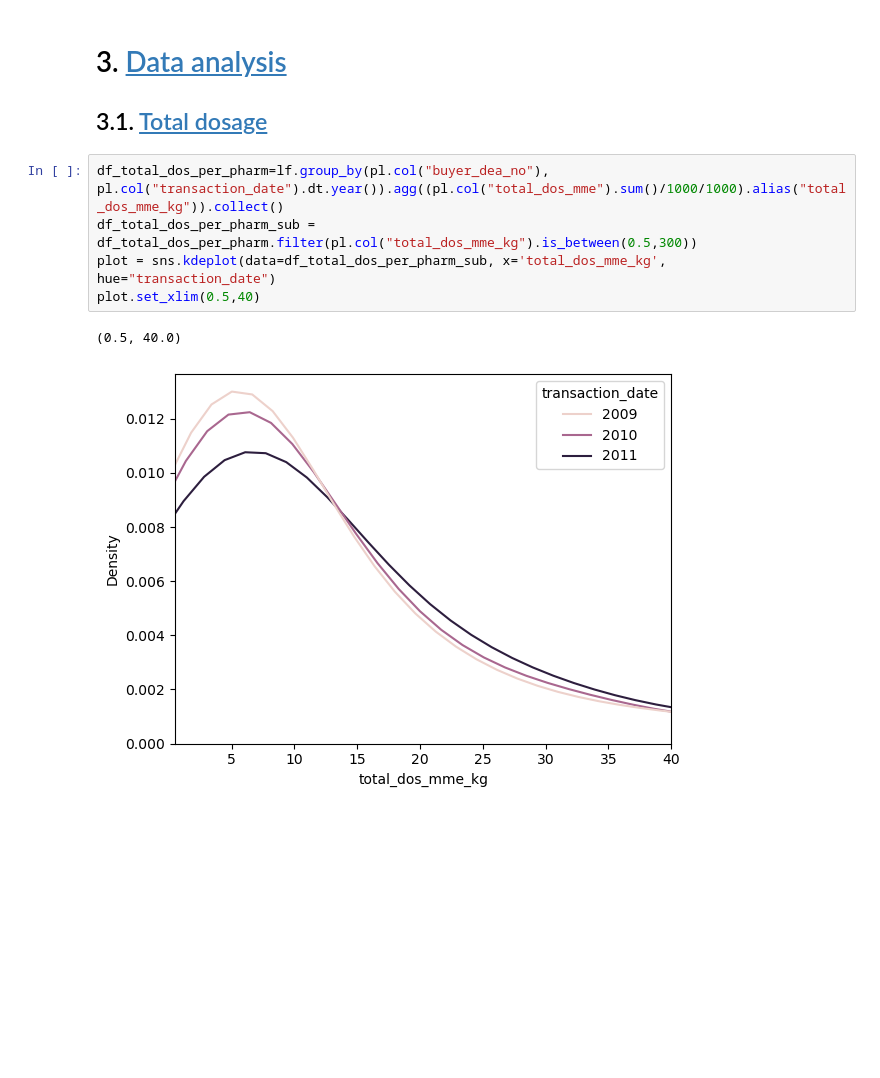
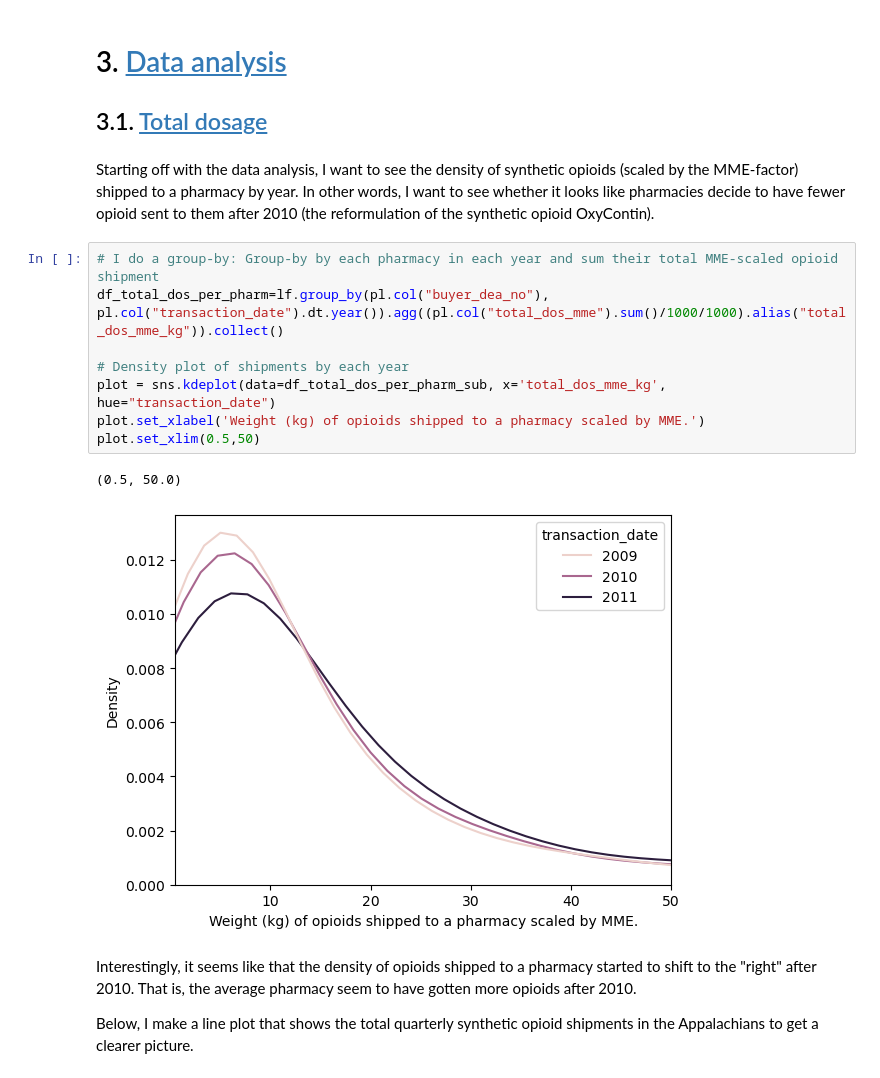
Before and after one commit to NumEconCopenhagen/projects-2024-jbh, a Jupyter notebook: dataproject/main.ipynb, the cells around one changed output. Saved outputs shown, nothing was run; the diff lists cells and outputs as text; blank space fills up the shorter version.

Commit message:
fin? analysis good-ish + map for repo

```diff
--- a/dataproject/main.ipynb
+++ b/dataproject/main.ipynb
@@ -187,12 +209,22 @@ We notice that pharmacies are fairly spread out across the Appalachians with poc
 # %% [markdown]
 # 3. <a id='toc3_'></a>[Data analysis](#toc0_)
 ## 3.1. <a id='toc3_1_'></a>[Total dosage](#toc0_)
+# %% [markdown]
+Starting off with the data analysis, I want to see the density of synthetic opioids (scaled by the MME-factor) shipped to a pharmacy by year.
+In other words, I want to see whether it looks like pharmacies decide to have fewer opioid sent to them after 2010 (the reformulation of the synthetic opioid OxyContin).
 # %%
+# I do a group-by: Group-by by each pharmacy in each year and sum their total MME-scaled opioid shipment
 df_total_dos_per_pharm=lf.group_by(pl.col("buyer_dea_no"), pl.col("transaction_date").dt.year()).agg((pl.col("total_dos_mme").sum()/1000/1000).alias("total_dos_mme_kg")).collect()
-df_total_dos_per_pharm_sub = df_total_dos_per_pharm.filter(pl.col("total_dos_mme_kg").is_between(0.5,300))
+
+# Density plot of shipments by each year
 plot = sns.kdeplot(data=df_total_dos_per_pharm_sub, x='total_dos_mme_kg', hue="transaction_date")
-plot.set_xlim(0.5,40)
+plot.set_xlabel('Weight (kg) of opioids shipped to a pharmacy scaled by MME.')
+plot.set_xlim(0.5,50)
 # %% [output]
-(0.5, 40.0)
+(0.5, 50.0)
-[figure, old version]
+[figure, new version]
+# %% [markdown]
+Interestingly, it seems like that the density of opioids shipped to a pharmacy started to shift to the "right" after 2010. That is, the average pharmacy seem to have gotten more opioids after 2010.
+
+Below, I make a line plot that shows the total quarterly synthetic opioid shipments in the Appalachians to get a clearer picture.
 # %%
```
Also changed, not shown: parts of 20 cells of this notebook, 2 other files.
